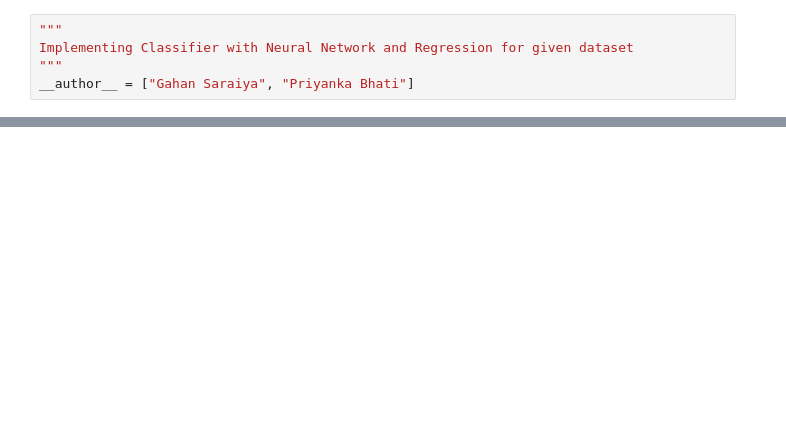
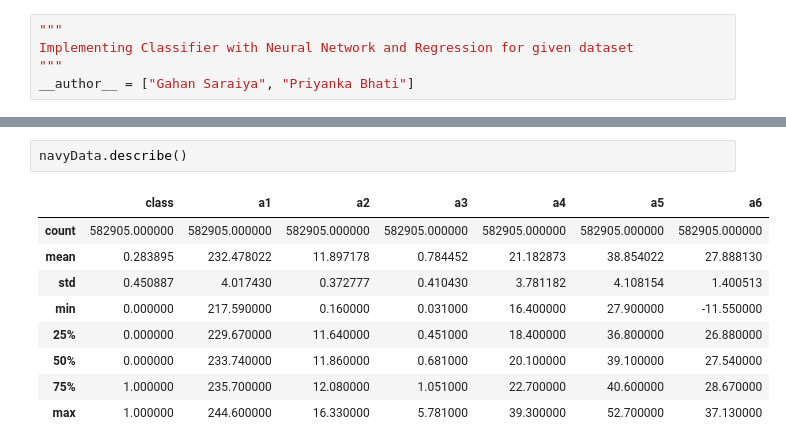
Before and after one commit to gahan9/ML_lab, a Jupyter notebook: innovative_assignment/navy_classifier.ipynb, the cells around one changed output, grey strips where cells are left out. Drawn from its saved outputs; the diff is of its cells as text; blank space fills up the shorter version.

```diff
--- a/innovative_assignment/navy_classifier.ipynb
+++ b/innovative_assignment/navy_classifier.ipynb
@@ -77,0 +156,12 @@ DATA_PATH_navy = os.path.join(WORKING_DIR, "B.csv")
+# %%
+navyData.describe()
+# %% [output]
+|  | class | a1 | a2 | a3 | a4 | a5 | a6 |
+| count | 582905.000000 | 582905.000000 | 582905.000000 | 582905.000000 | 582905.000000 | 582905.000000 | 582905.000000 |
+| mean | 0.283895 | 232.478022 | 11.897178 | 0.784452 | 21.182873 | 38.854022 | 27.888130 |
+| std | 0.450887 | 4.017430 | 0.372777 | 0.410430 | 3.781182 | 4.108154 | 1.400513 |
+| min | 0.000000 | 217.590000 | 0.160000 | 0.031000 | 16.400000 | 27.900000 | -11.550000 |
+| 25% | 0.000000 | 229.670000 | 11.640000 | 0.451000 | 18.400000 | 36.800000 | 26.880000 |
+| 50% | 0.000000 | 233.740000 | 11.860000 | 0.681000 | 20.100000 | 39.100000 | 27.540000 |
+| 75% | 1.000000 | 235.700000 | 12.080000 | 1.051000 | 22.700000 | 40.600000 | 28.670000 |
+| max | 1.000000 | 244.600000 | 16.330000 | 5.781000 | 39.300000 | 52.700000 | 37.130000 |
```
Also changed, not shown: parts of 17 cells of this notebook.
